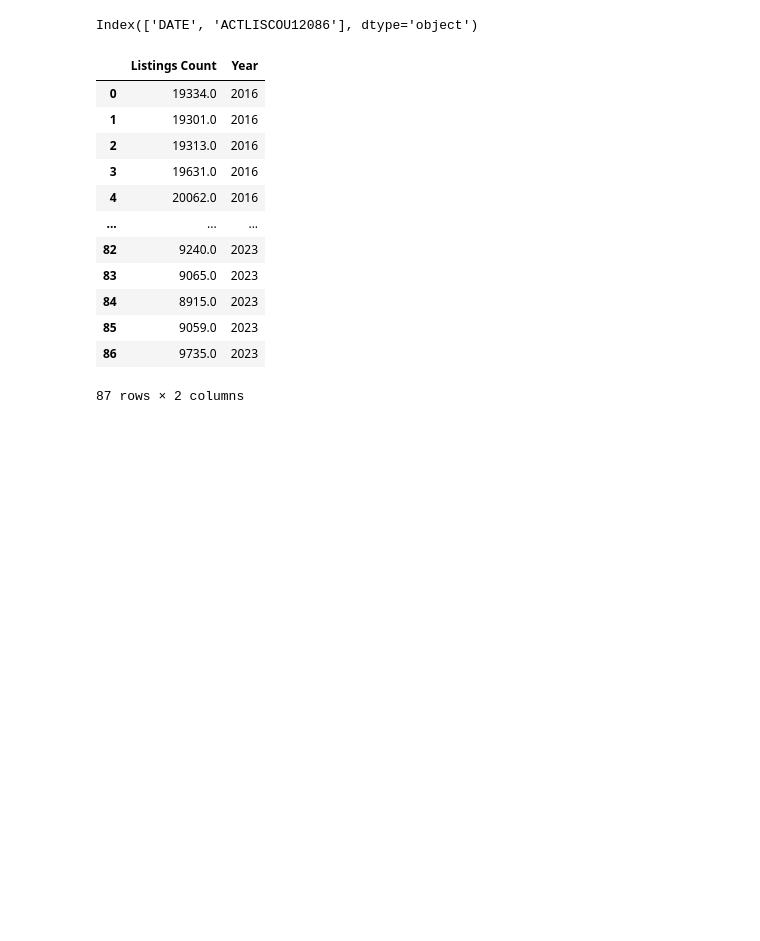
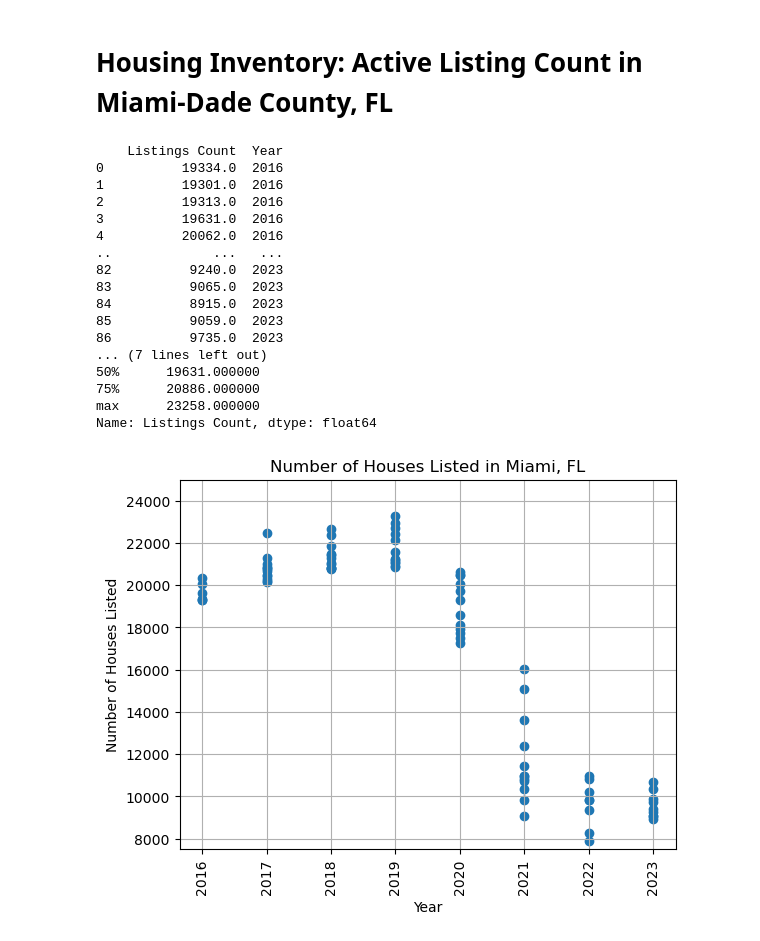
Before and after one commit to PGachette/project-one, a Jupyter notebook: Housing Inventory 2016-2023.ipynb, the cells around one changed output. Drawn from its saved outputs; the diff is of its cells as text; code cells hidden in the pictures; blank space fills up the shorter version.

```diff
--- a/Housing Inventory 2016-2023.ipynb
+++ b/Housing Inventory 2016-2023.ipynb
@@ -17,28 +1,69 @@ Housing_df.tail()
-# %%
-Housing_df.columns
-# %% [output]
-Index(['DATE', 'ACTLISCOU12086'], dtype='object')
+# %% [markdown]
+# Housing Inventory: Active Listing Count in Miami-Dade County, FL
 # %%
+# Dependences
+import pandas as pd
+from pathlib import Path
+import matplotlib.pyplot as plt
+
+housing_path = Path("ACTLISCOU12086.csv")
+Housing_df = pd.read_csv(housing_path)
+
 # Convert the 'DATE' column to datetime
 Housing_df['DATE'] = pd.to_datetime(Housing_df['DATE'])
+
 # Extract the year component and create a new 'Year' column
 Housing_df['Year'] = Housing_df['DATE'].dt.year
+
 # Drop the original 'DATE' column if it's no longer needed
 Housing_DF = Housing_df.drop(columns=['DATE'])
 Housing_DF = Housing_DF.rename(columns={'ACTLISCOU12086': 'Listings Count'})
+
+Avg_Housing_DS = Housing_DF.groupby('Year')['Listings Count'].mean()
+Avg_Housing_DS = Avg_Housing_DS.rename('Average Listing')
+
 # Print the updated DataFrame
-Housing_DF
+print(Housing_DF)
+print(Housing_DF['Listings Count'].describe())
+
+
+y1_axis = Housing_DF['Listings Count']
+x1_axis = Housing_DF['Year']
+plt.scatter(x1_axis, y1_axis)
+plt.xticks(rotation=90)
+plt.title('Number of Houses Listed in Miami, FL')
+plt.xlabel('Year')
+plt.ylabel('Number of Houses Listed')
+plt.ylim(7500,25000)
+plt.grid(True)
+plt.show()
+
+y2_axis = Avg_Housing_DS
+x2_axis = Avg_Housing_DS.index
+plt.scatter(x2_axis, y2_axis)
+plt.xticks(rotation=90)
+plt.title('Average Home Listings in Miami, FL')
+plt.xlabel('Year')
+plt.ylabel('Number of Houses Listed')
+plt.ylim(7500,25000)
+plt.grid(True)
+plt.show()
 # %% [output]
-|  | Listings Count | Year |
-| 0 | 19334.0 | 2016 |
-| 1 | 19301.0 | 2016 |
-| 2 | 19313.0 | 2016 |
-| 3 | 19631.0 | 2016 |
-| 4 | 20062.0 | 2016 |
-| ... | ... | ... |
-| 82 | 9240.0 | 2023 |
-| 83 | 9065.0 | 2023 |
-| 84 | 8915.0 | 2023 |
-| 85 | 9059.0 | 2023 |
-| 86 | 9735.0 | 2023 |
-87 rows × 2 columns
+    Listings Count  Year
+0          19334.0  2016
+1          19301.0  2016
+2          19313.0  2016
+3          19631.0  2016
+4          20062.0  2016
+..             ...   ...
+82          9240.0  2023
+83          9065.0  2023
+84          8915.0  2023
+85          9059.0  2023
+86          9735.0  2023
+... (7 lines left out)
+50%      19631.000000
+75%      20886.000000
+max      23258.000000
+Name: Listings Count, dtype: float64
+[figure, added]
```
Also changed, not shown: parts of 8 cells of this notebook.
